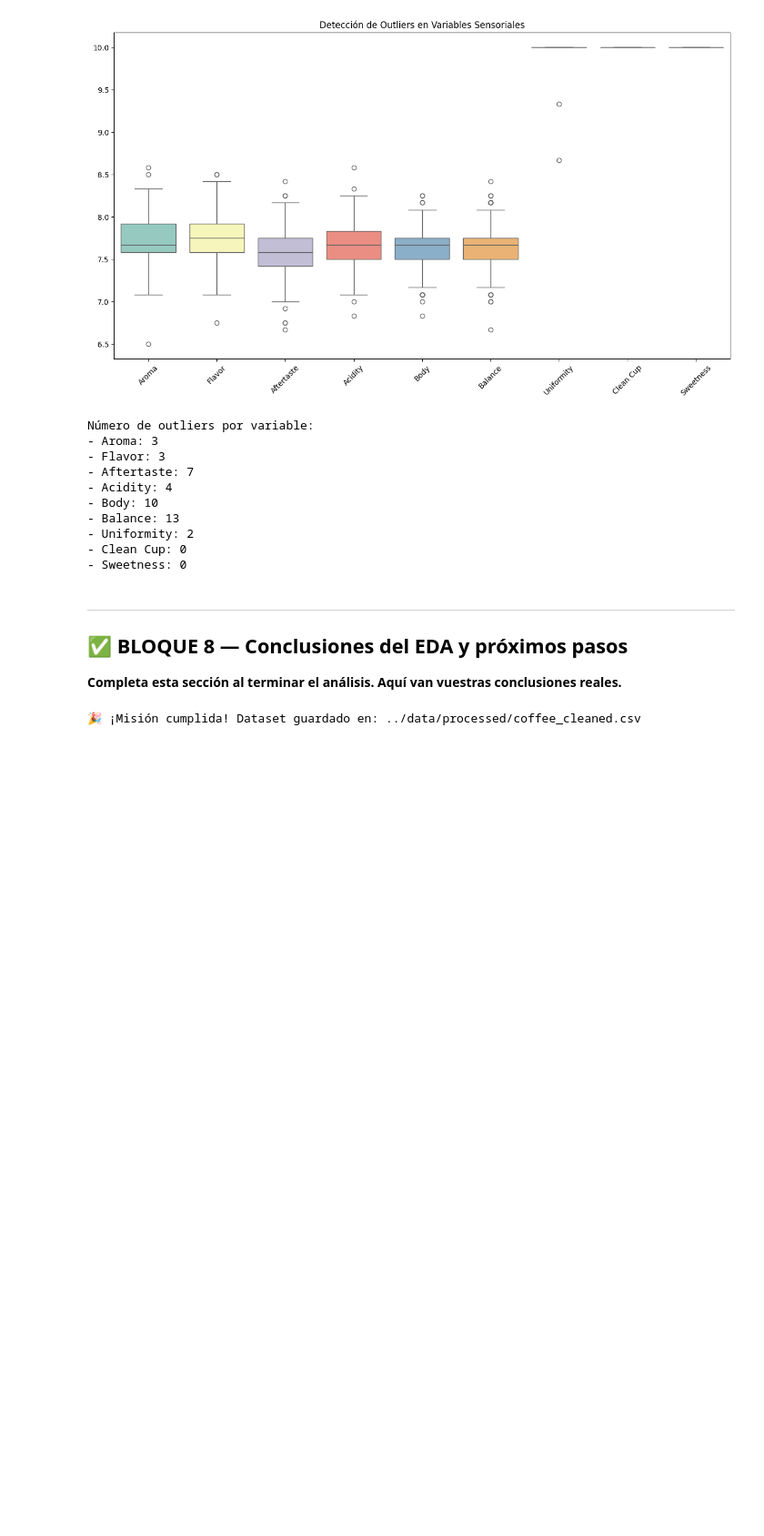
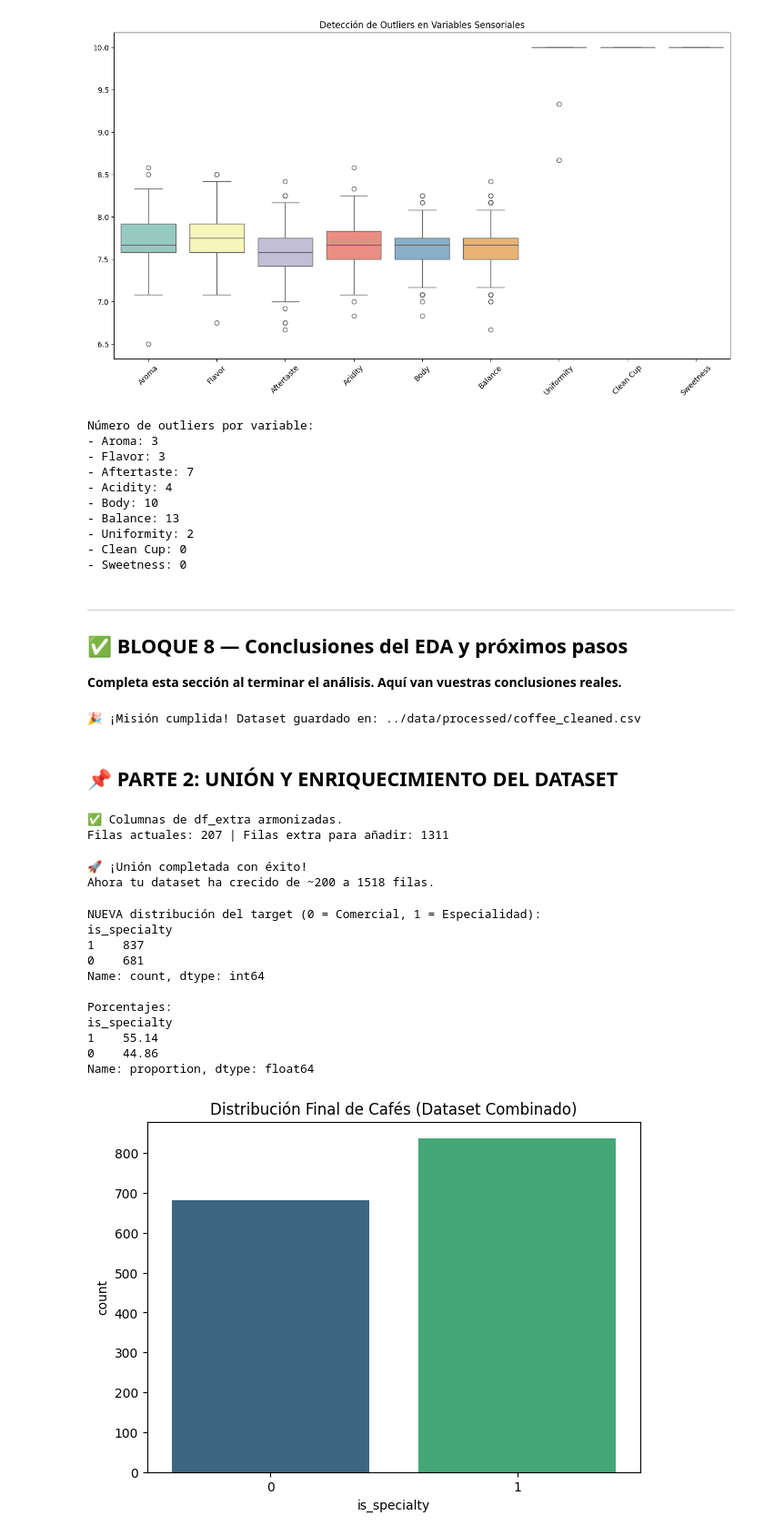
Before and after one commit to Bootcamp-IA-P6/Proyecto6_Grupo1, a Jupyter notebook: notebooks/EDA-Plantilla.ipynb, the cells around one changed output. Shown at 91% size. Saved outputs shown, nothing was run; the diff lists cells and outputs as text; code cells hidden in the pictures; blank space fills up the shorter version.

Commit message:
feat(eda): merge datasets and finalize augmented eda

```diff
--- a/notebooks/EDA-Plantilla.ipynb
+++ b/notebooks/EDA-Plantilla.ipynb
@@ -476,3 +476,81 @@ df.to_csv(ruta_salida, index=False)
 print(f"🎉 ¡Misión cumplida! Dataset guardado en: {ruta_salida}")
 # %% [output]
 🎉 ¡Misión cumplida! Dataset guardado en: ../data/processed/coffee_cleaned.csv
+# %% [markdown]
+## 📌 PARTE 2: UNIÓN Y ENRIQUECIMIENTO DEL DATASET
+# %%
+
+# 1. Cargamos el dataset anterior
+df_actual = pd.read_csv('../data/raw/coffee_quality.csv')
+
+# 2. Cargamos el dataset nuevo
+df_extra = pd.read_csv('../data/raw/arabica_data_cleaned.csv')
+
+# 3. Arreglamos los nombres del dataset extra para que coincidan con el actual
+# Cambiamos puntos por espacios y renombramos las columnas clave
+df_extra.columns = [col.replace('.', ' ') for col in df_extra.columns]
+
+df_extra = df_extra.rename(columns={
+    'Cupper Points': 'Overall',
+    'Moisture': 'Moisture Percentage'
+})
+
+print(f"✅ Columnas de df_extra armonizadas.")
+print(f"Filas actuales: {df_actual.shape[0]} | Filas extra para añadir: {df_extra.shape[0]}")
+# %% [output]
+✅ Columnas de df_extra armonizadas.
+Filas actuales: 207 | Filas extra para añadir: 1311
+# %%
+# 1. Unimos los dos datasets (el actual y el extra)
+# ignore_index=True renumera las filas del 0 al final para que no haya duplicados
+df_combined = pd.concat([df_actual, df_extra], ignore_index=True)
+
+# 2. Definimos las columnas que decidimos conservar en el EDA
+# (Las sensoriales + País + Defectos + Total Cup Points para el target)
+columnas_finales = [
+    'Country of Origin', 'Aroma', 'Flavor', 'Aftertaste', 'Acidity', 'Body',
+    'Balance', 'Uniformity', 'Clean Cup', 'Sweetness', 'Moisture Percentage',
+    'Category One Defects', 'Quakers', 'Color', 'Category Two Defects', 'Total Cup Points'
+]
+
+# 3. Filtramos el dataset combinado para limpiar el "ruido" administrativo
+df = df_combined[columnas_finales].copy()
+
+print(f"🚀 ¡Unión completada con éxito!")
+print(f"Ahora tu dataset ha crecido de ~200 a {df.shape[0]} filas.")
+# %% [output]
+🚀 ¡Unión completada con éxito!
+Ahora tu dataset ha crecido de ~200 a 1518 filas.
+# %%
+# 1. Definimos de nuevo el umbral
+UMBRAL_SPECIALTY = 82.5
+
+# 2. Creamos la columna 'is_specialty' para TODO el dataset unido
+df['is_specialty'] = (df['Total Cup Points'] >= UMBRAL_SPECIALTY).astype(int)
+
+# 3. Vemos los nuevos números
+print("NUEVA distribución del target (0 = Comercial, 1 = Especialidad):")
+conteo = df['is_specialty'].value_counts()
+porcentaje = df['is_specialty'].value_counts(normalize=True) * 100
+
+print(conteo)
+print(f"\nPorcentajes:\n{porcentaje.round(2)}")
+
+# 4. Gráfico de barras actualizado
+plt.figure(figsize=(7, 5))
+sns.countplot(x='is_specialty', data=df, palette='viridis')
+plt.title('Distribución Final de Cafés (Dataset Combinado)')
+plt.show()
+# %% [output]
+NUEVA distribución del target (0 = Comercial, 1 = Especialidad):
+is_specialty
+1    837
+0    681
+Name: count, dtype: int64
+
+Porcentajes:
+is_specialty
+1    55.14
+0    44.86
+Name: proportion, dtype: float64
+[figure, added]
```
Also changed, not shown: parts of 2 cells of this notebook, 4 other files.
